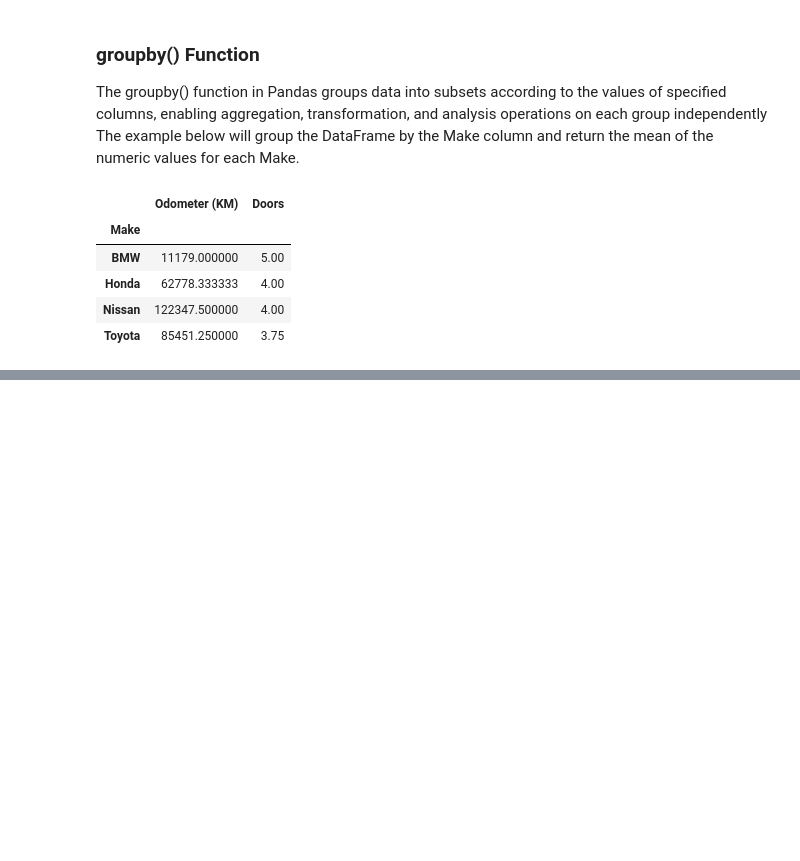
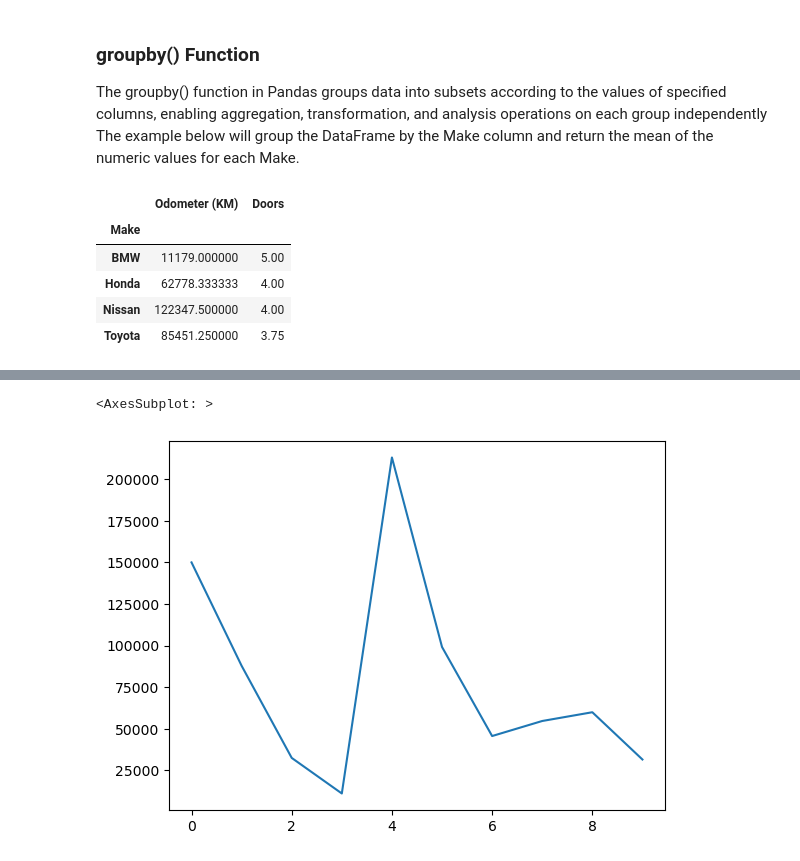
Before and after one commit to miguel-wgu/SimpleMLProject, a Jupyter notebook: FirstMLProject.ipynb, the cells around one changed output, grey strips where cells are left out. Drawn from its saved outputs; the diff is of its cells as text; code cells hidden in the pictures; blank space fills up the shorter version.

````diff
--- a/FirstMLProject.ipynb
+++ b/FirstMLProject.ipynb
@@ -54,8 +58,8 @@ car_sales_tracker_df = pd.read_csv("https://raw.githubusercontent.com/miguel-wgu
 ```
 The url must be a raw file from GitHub, and this one comes directly from my GitHub repo.
 # %%
-car_sales_tracker_df = pd.read_csv("data/car_sales_tracker.csv")
-car_sales_tracker_df
+car_info_df = pd.read_csv('data/car_sales_tracker.csv')
+car_info_df
 # %% [output]
 |  | Make | Colour | Odometer (KM) | Doors | Price |
 | 0 | Toyota | White | 150043 | 4 | $4,000.00 |
@@ -306,0 +319,5 @@ car_sales_tracker_df.groupby(["Make"]).mean(numeric_only=True)
+# %%
+car_info_df['Odometer (KM)'].plot()
+# %% [output]
+<AxesSubplot: >
+[figure, added]
````
Also changed, not shown: parts of 48 cells of this notebook, 3 other files.
